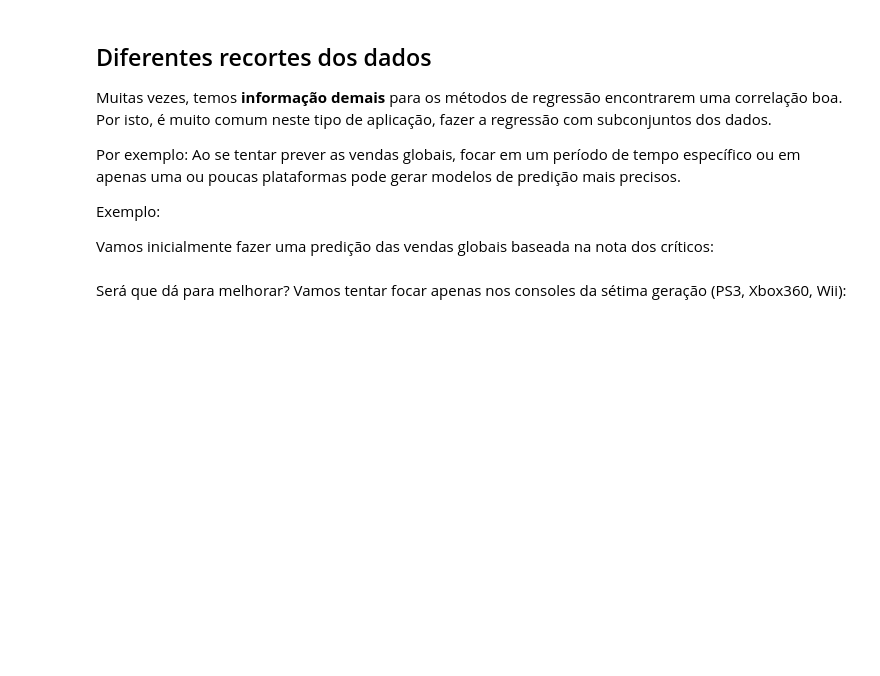
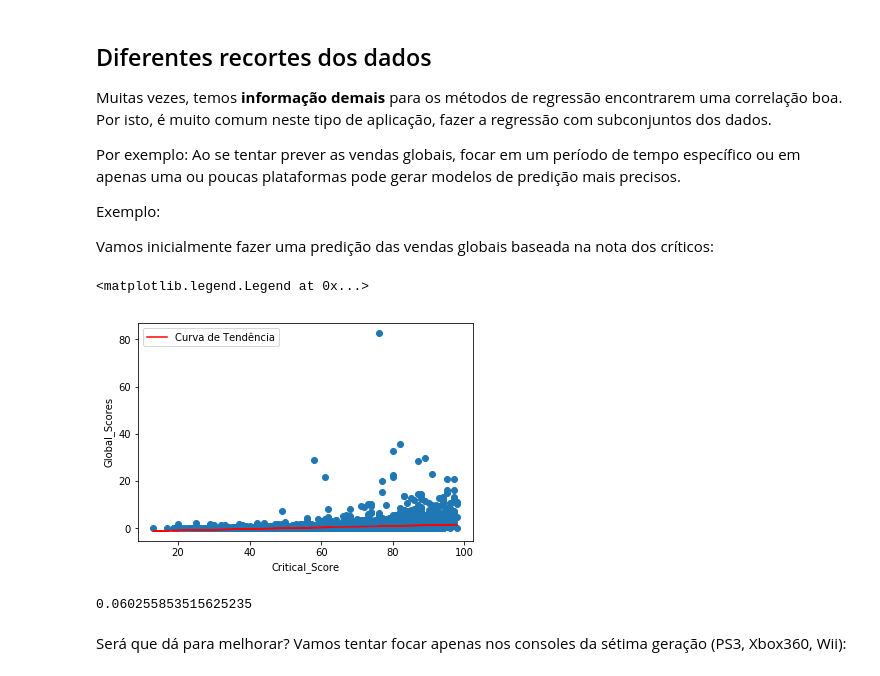
Before and after one commit to nabsonp/ComputacaoNumerica, a Jupyter notebook: Aula 20 - Laboratório de Regressão.ipynb, the cells around one changed output. Drawn from its saved outputs; the diff is of its cells as text; code cells hidden in the pictures; blank space fills up the shorter version.

```diff
--- a/Aula 20 - Laboratório de Regressão.ipynb
+++ b/Aula 20 - Laboratório de Regressão.ipynb
@@ -232,6 +258,14 @@ Vamos inicialmente fazer uma predição das vendas globais baseada na nota dos c
 # %%
 vglimpo=vg[(vg.Critic_Score.notnull()) & (vg.Global_Sales.notnull())]
 xg = vglimpo.Critic_Score
 yg = vglimpo.Global_Sales
-plt.yscale('log')
-plt.scatter(xg,yg)
+# plt.yscale('log')
+plt.scatter(xg,yg,label='')
+b = regressaoLinear(np.array(xg),yg)
+plt.plot(xg,resolveLin(b,xg),'r',label="Curva de Tendência")
+plt.xlabel("Critical_Score")
+plt.ylabel("Global_Scores")
+plt.legend()
+# %% [output]
+<matplotlib.legend.Legend at 0x...>
+[figure, added]
@@ -242,3 +272,7 @@ r2(b,x,y)
+# %%
+r2(yg,resolveLin(b,xg))
+# %% [output]
+0.060255853515625235
 # %% [markdown]
 Será que dá para melhorar? Vamos tentar focar apenas nos consoles da sétima geração (PS3, Xbox360, Wii):
 # %%
```
Also changed, not shown: parts of 16 cells of this notebook, 1 other file.
